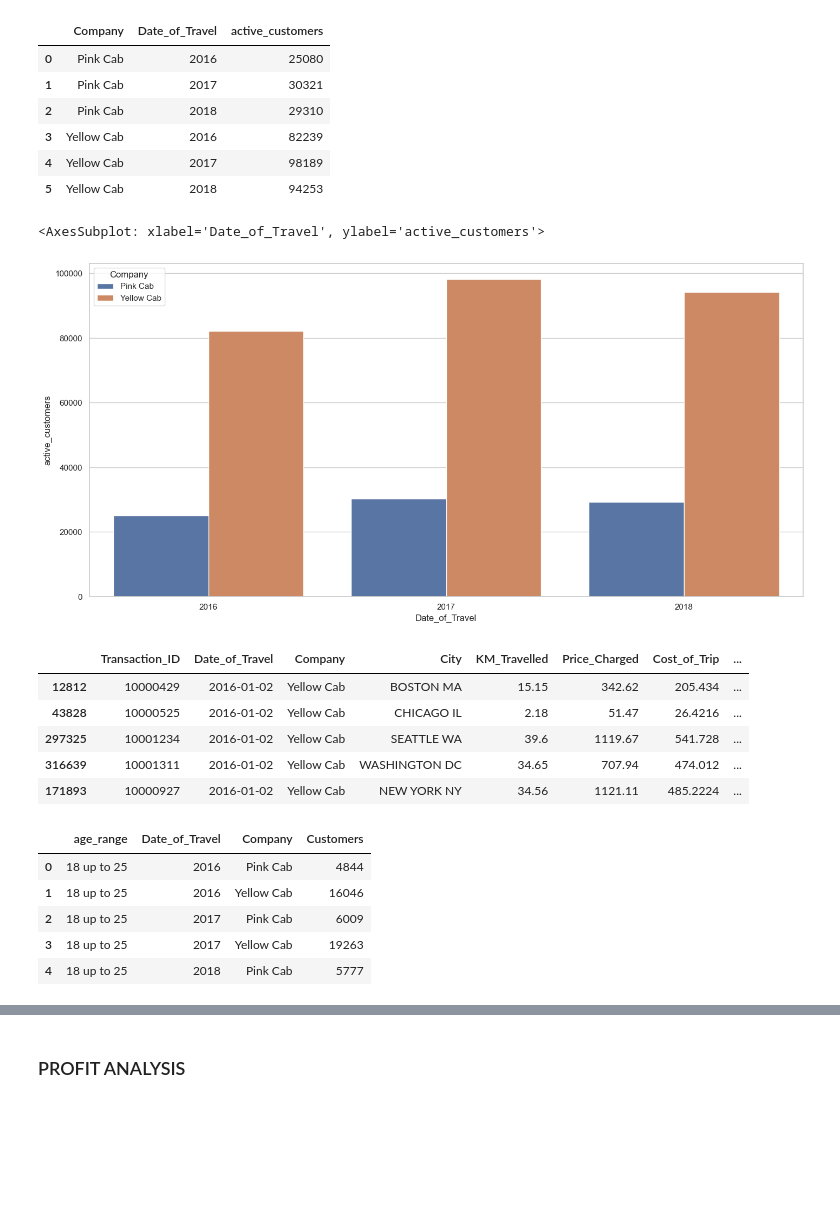
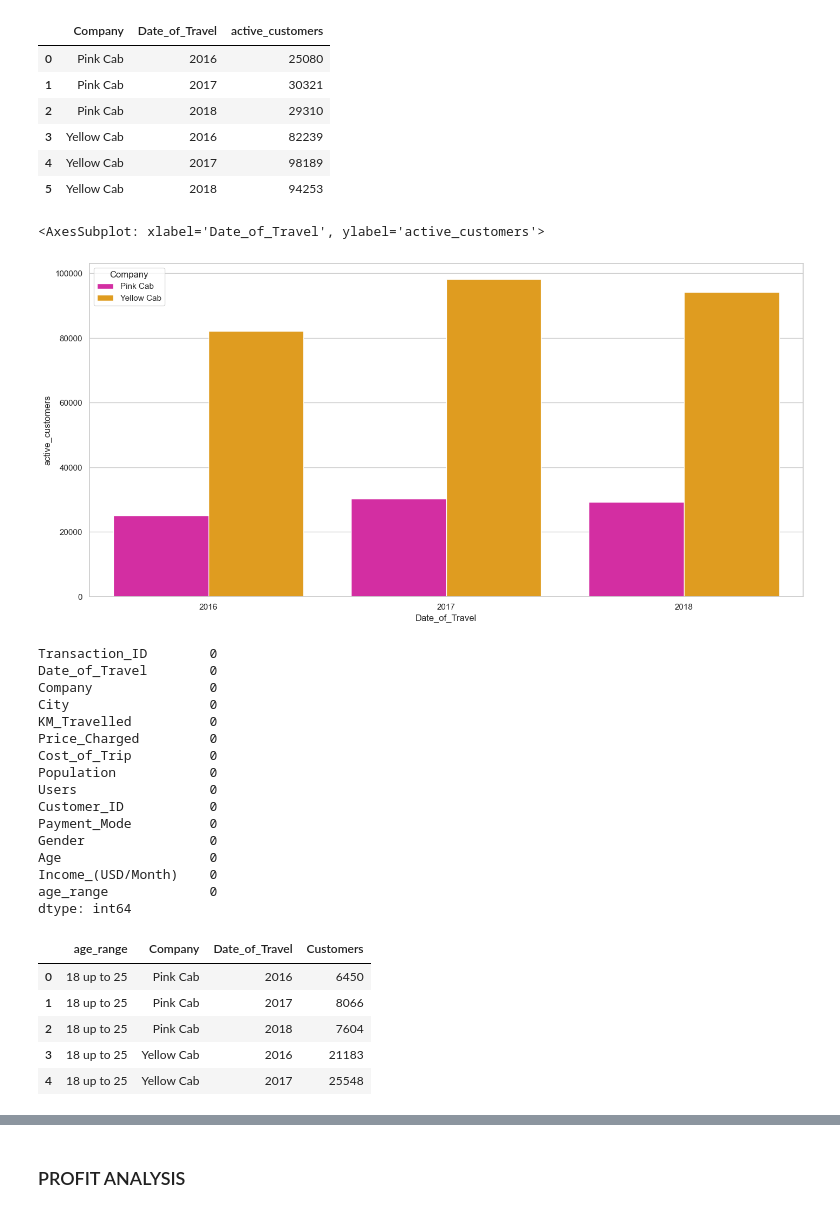
Before and after one commit to YOMIUS/Cab-Data-Analysis, a Jupyter notebook: Week2.ipynb, the cells around one changed output, grey strips where cells are left out. Drawn from its saved outputs; the diff is of its cells as text; code cells hidden in the pictures; blank space fills up the shorter version.

```diff
--- a/Week2.ipynb
+++ b/Week2.ipynb
@@ -463,19 +492,30 @@ users
 # %%
 fig, ax  = plt.subplots(figsize=(17,8))
 plt.xticks(rotation = 'horizontal')
-sns.barplot(data=users , x="Date_of_Travel", y="active_customers", hue="Company")
+sns.barplot(data=users , x="Date_of_Travel", y="active_customers", hue="Company",  palette=["#ee13ad",'#ffa600'])
 # In the earlier plot, we saw that there was a significantly higher profit for the yellow cab over the pink cab. This chart shows
 # that we have more active users  of the yellow cab which would partially explain the wide profit margin
 # %% [output]
 <AxesSubplot: xlabel='Date_of_Travel', ylabel='active_customers'>
-[figure, old version]
+[figure, new version]
 # %%
-final_df['age_range'] = cut(final_df['Age'], [18,24,41,61, float('inf')], labels=['18 up to 25','26 up to 40', '41 up to 60', '61 and above'])
+final_df['age_range'] = cut(final_df['Age'], [17,25,40,60, float('inf')], labels=['18 up to 25','26 up to 40', '41 up to 60', '61 and above'])
 final_df.head()
+final_df.isnull().sum()
 # %% [output]
-|  | Transaction_ID | Date_of_Travel | Company | City | KM_Travelled | Price_Charged | Cost_of_Trip | ... |
-| 12812 | 10000429 | 2016-01-02 | Yellow Cab | BOSTON MA | 15.15 | 342.62 | 205.434 | ... |
-| 43828 | 10000525 | 2016-01-02 | Yellow Cab | CHICAGO IL | 2.18 | 51.47 | 26.4216 | ... |
-| 297325 | 10001234 | 2016-01-02 | Yellow Cab | SEATTLE WA | 39.6 | 1119.67 | 541.728 | ... |
-| 316639 | 10001311 | 2016-01-02 | Yellow Cab | WASHINGTON DC | 34.65 | 707.94 | 474.012 | ... |
-| 171893 | 10000927 | 2016-01-02 | Yellow Cab | NEW YORK NY | 34.56 | 1121.11 | 485.2224 | ... |
+Transaction_ID        0
+Date_of_Travel        0
+Company               0
+City                  0
+KM_Travelled          0
+Price_Charged         0
+Cost_of_Trip          0
+Population            0
+Users                 0
+Customer_ID           0
+Payment_Mode          0
+Gender                0
+Age                   0
+Income_(USD/Month)    0
+age_range             0
+dtype: int64
@@ -482,14 +524,14 @@ final_df.head()
 # %%
-a_range = final_df.groupby(['age_range',final_df.Date_of_Travel.dt.year,'Company']).agg({'Customer_ID': 'count',}).rename(columns={'Customer_ID':'Customers'})
+a_range = final_df.groupby(['age_range','Company',final_df.Date_of_Travel.dt.year]).agg({'Customer_ID': 'count'}).rename(columns={'Customer_ID':'Customers'})
 a_range.reset_index(inplace=True)
 a_range.head()
 # %% [output]
-|  | age_range | Date_of_Travel | Company | Customers |
-| 0 | 18 up to 25 | 2016 | Pink Cab | 4844 |
-| 1 | 18 up to 25 | 2016 | Yellow Cab | 16046 |
-| 2 | 18 up to 25 | 2017 | Pink Cab | 6009 |
-| 3 | 18 up to 25 | 2017 | Yellow Cab | 19263 |
-| 4 | 18 up to 25 | 2018 | Pink Cab | 5777 |
+|  | age_range | Company | Date_of_Travel | Customers |
+| 0 | 18 up to 25 | Pink Cab | 2016 | 6450 |
+| 1 | 18 up to 25 | Pink Cab | 2017 | 8066 |
+| 2 | 18 up to 25 | Pink Cab | 2018 | 7604 |
+| 3 | 18 up to 25 | Yellow Cab | 2016 | 21183 |
+| 4 | 18 up to 25 | Yellow Cab | 2017 | 25548 |
 # %%
 fig, ax  = plt.subplots(figsize=(17,8))
 plt.xticks(rotation = 'horizontal')
```
Also changed, not shown: parts of 36 cells of this notebook, 1 other file.
